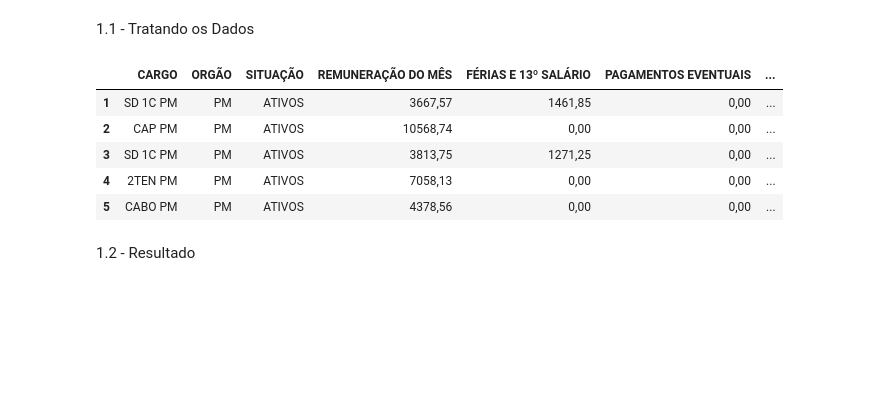
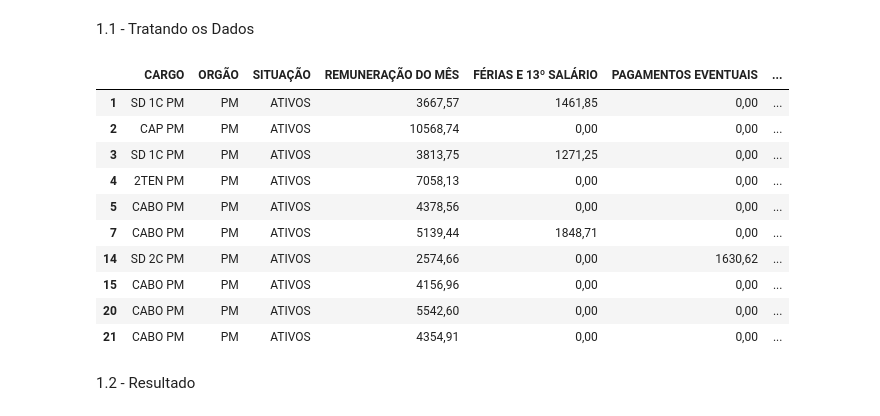
Before and after one commit to tetresbr/RemuneracaoEstadoSP, a Jupyter notebook: Salarios_Estado_SP.ipynb, the cells around one changed output. Saved outputs shown, nothing was run; the diff lists cells and outputs as text; code cells hidden in the pictures; blank space fills up the shorter version.

```diff
--- a/Salarios_Estado_SP.ipynb
+++ b/Salarios_Estado_SP.ipynb
@@ -29,14 +29,19 @@ salarios.head()
 pms = salarios.ORGÃO == 'PM'
 # %%
 salarios_pm = salarios[pms]
-salarios_pm.head()
+salarios_pm.head(10)
 # %% [output]
 |  | CARGO | ORGÃO | SITUAÇÃO | REMUNERAÇÃO DO MÊS | FÉRIAS E 13º SALÁRIO | PAGAMENTOS EVENTUAIS | ... |
 | 1 | SD 1C PM | PM | ATIVOS | 3667,57 | 1461,85 | 0,00 | ... |
 | 2 | CAP PM | PM | ATIVOS | 10568,74 | 0,00 | 0,00 | ... |
 | 3 | SD 1C PM | PM | ATIVOS | 3813,75 | 1271,25 | 0,00 | ... |
 | 4 | 2TEN PM | PM | ATIVOS | 7058,13 | 0,00 | 0,00 | ... |
 | 5 | CABO PM | PM | ATIVOS | 4378,56 | 0,00 | 0,00 | ... |
+| 7 | CABO PM | PM | ATIVOS | 5139,44 | 1848,71 | 0,00 | ... |
+| 14 | SD 2C PM | PM | ATIVOS | 2574,66 | 0,00 | 1630,62 | ... |
+| 15 | CABO PM | PM | ATIVOS | 4156,96 | 0,00 | 0,00 | ... |
+| 20 | CABO PM | PM | ATIVOS | 5542,60 | 0,00 | 0,00 | ... |
+| 21 | CABO PM | PM | ATIVOS | 4354,91 | 0,00 | 0,00 | ... |
 # %% [markdown]
 1.2 - Resultado
 # %%
```
Also changed, not shown: parts of 4 cells of this notebook.
